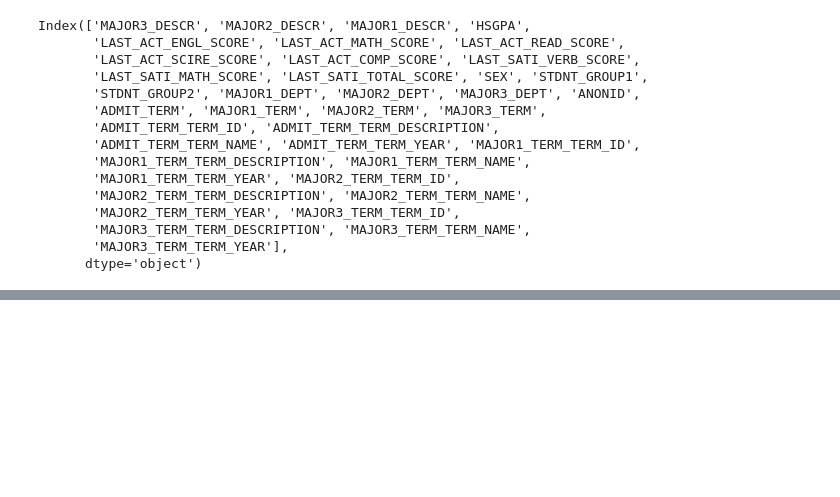
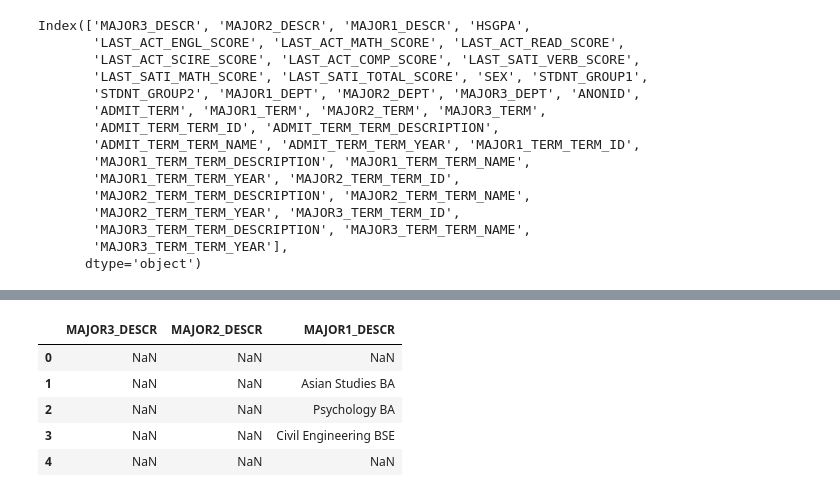
Before and after one commit to MADS-593-Project/Project, a Jupyter notebook: kolbe_work.ipynb, the cells around one changed output, grey strips where cells are left out. Drawn from its saved outputs; the diff is of its cells as text; code cells hidden in the pictures; blank space fills up the shorter version.

Commit message:
creating groups of majors

```diff
--- a/kolbe_work.ipynb
+++ b/kolbe_work.ipynb
@@ -142,4 +142,19 @@ area = alt.Chart(table).mark_area(opacity = 0.4).encode(
 area
 # %% [output]
 [interactive output not drawn]
+# %%
+
+result = merge_course_df.groupby('ANONID').agg(
+    avg_GPAO=('GPAO', 'mean'),
+    max_TERM_YEAR=('TERM_YEAR', 'max')
+).reset_index()
+
+result.head()
+merge_df = pd.merge(
+                    merge_record_df,
+                    result,
+                    how='left',
+                    left_on='ANONID',
+                    right_on='ANONID')
+#merge_df.head()
 # %%
@@ -223,0 +214,9 @@ merge_course_sex.head()
+# %%
+merge_df[['MAJOR3_DESCR', 'MAJOR2_DESCR', 'MAJOR1_DESCR']].head()
+# %% [output]
+|  | MAJOR3_DESCR | MAJOR2_DESCR | MAJOR1_DESCR |
+| 0 | NaN | NaN | NaN |
+| 1 | NaN | NaN | Asian Studies BA |
+| 2 | NaN | NaN | Psychology BA |
+| 3 | NaN | NaN | Civil Engineering BSE |
+| 4 | NaN | NaN | NaN |
```
Also changed, not shown: parts of 8 cells of this notebook.
